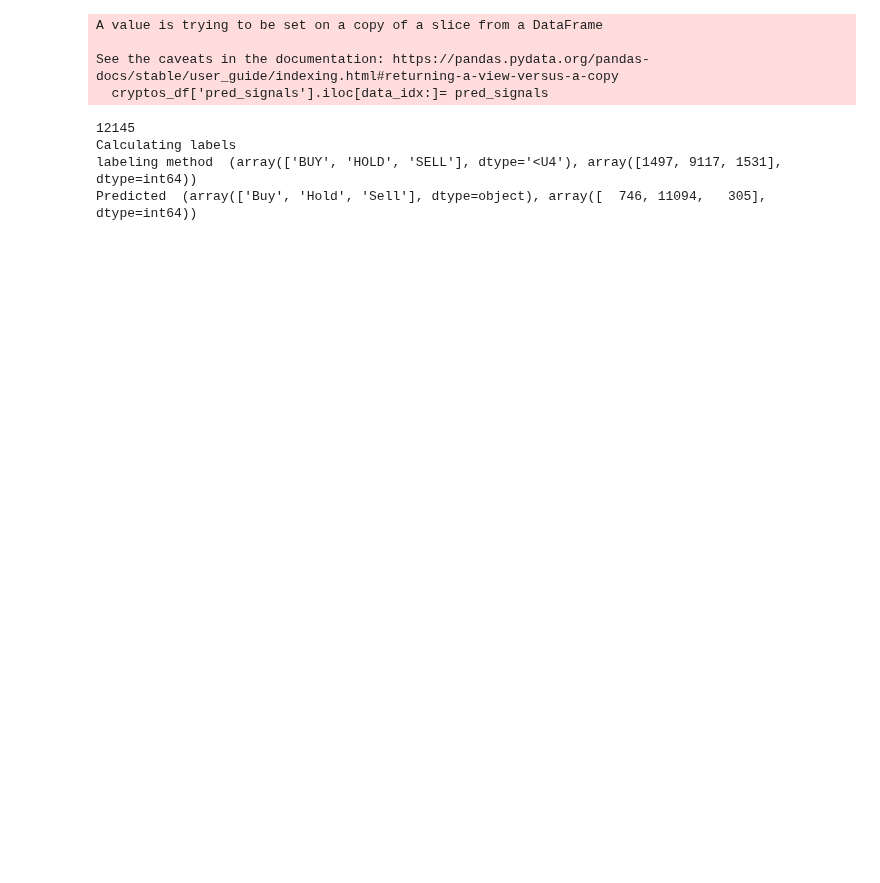
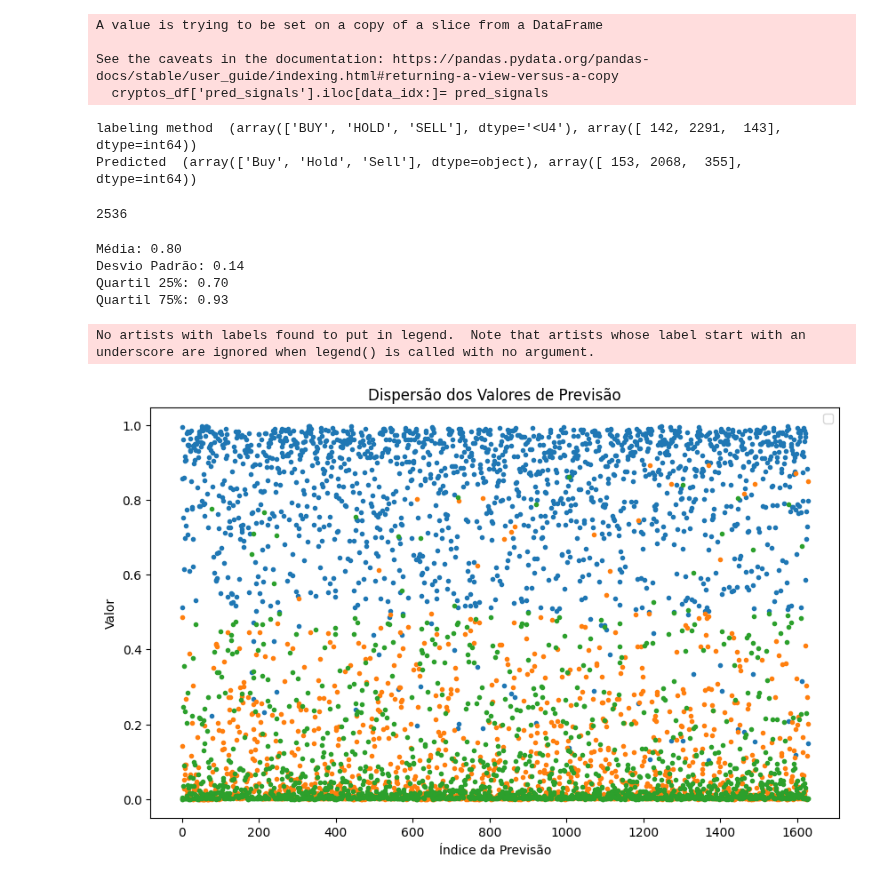
Before and after one commit to brunoodutra/Time_Series_Forecast, a Jupyter notebook: acoes/backtesting.ipynb, the cells around one changed output. Drawn from its saved outputs; the diff is of its cells as text; code cells hidden in the pictures; blank space fills up the shorter version.

```diff
--- a/acoes/backtesting.ipynb
+++ b/acoes/backtesting.ipynb
@@ -29,7 +32,7 @@ cryptos = ['BTC']
 interval = '4h'
 
 # Obtenha os dados históricos
-cryptos_df = SHD.get_crypto_historical_data(cryptos, interval, '2019-01-01')
+cryptos_df = SHD.get_crypto_historical_data(cryptos, interval, '2024-01-01')
 # %%
 features_indicators=['Data_lookback', 'Open', 'High', 'Low', 'Volume',
                     'EMA9', 'EMA20', 'EMA50', 'EMA100', 'EMA200', 'MA111', 'MA350',
@@ -101,3 +130,6 @@ datatype='2D'
 # %%
-dataGen_inference = FeaturesDataGenerator(cryptos_df,  datatype=datatype, lookback = lookback, pred_days = pred_days, shuffle= False, batch_size=1, selected_features = features_indicators, data_augmentation=False, min_max_norm=[min_norm, max_norm])
+dataGen_inference = FeaturesDataGenerator(cryptos_df,  datatype=datatype, lookback = lookback,
+                                          pred_days = pred_days, shuffle= False, batch_size=1,
+                                          selected_features = features_indicators, data_augmentation=False,
+                                          min_max_norm=[min_norm, max_norm])
 # %% [output]
@@ -187,10 +256,9 @@ See the caveats in the documentation: https://pandas.pydata.org/pandas-docs/stab
 #cryptos_df['label_data'] = ['Hold']*len(cryptos_df)
 # %%
 # Dados de exemplo
-close_price_list = cryptos_df['Close'].values
-
+#close_price_list = cryptos_df['Close'].values
 #labels = labelling_method(close_price_list, 60)
-label_data = dataGen_inference.label_data(close_prices=cryptos_df['Close'], window= 6)
+label_data = dataGen_inference.label_data(close_prices=cryptos_df['Close'], window= 17)
 
 labels=[("BUY" if np.allclose(label, [0, 1, 0]) else "SELL" if np.allclose(label, [0, 0, 1]) else "HOLD")
         for label in label_data]# Realizar o backtest
@@ -270,7 +338,48 @@ for i, label in enumerate(labels):
 fig.update_layout(xaxis_rangeslider_visible=False)
 fig.show()
 # %% [output]
-12145
-Calculating labels
-labeling method  (array(['BUY', 'HOLD', 'SELL'], dtype='<U4'), array([1497, 9117, 1531], dtype=int64))
-Predicted  (array(['Buy', 'Hold', 'Sell'], dtype=object), array([  746, 11094,   305], dtype=int64))
+labeling method  (array(['BUY', 'HOLD', 'SELL'], dtype='<U4'), array([ 142, 2291,  143], dtype=int64))
+Predicted  (array(['Buy', 'Hold', 'Sell'], dtype=object), array([ 153, 2068,  355], dtype=int64))
+# %%
+len(signals)
+# %% [output]
+2536
+# %%
+import numpy as np
+
+# Calcular as métricas de dispersão
+media = np.mean(np.max(label_pred, axis=1))
+desvio_padrao = np.std(np.max(label_pred, axis=1))
+quartil_25 = np.percentile(np.max(label_pred, axis=1), 25)
+quartil_75 = np.percentile(np.max(label_pred, axis=1), 75)
+
+print(f'Média: {media:.2f}')
+print(f'Desvio Padrão: {desvio_padrao:.2f}')
+print(f'Quartil 25%: {quartil_25:.2f}')
+print(f'Quartil 75%: {quartil_75:.2f}')
+# %% [output]
+Média: 0.80
+Desvio Padrão: 0.14
+Quartil 25%: 0.70
+Quartil 75%: 0.93
+# %%
+import matplotlib.pyplot as plt
+
+# Plotar o gráfico scatter
+
+idxs = [i for i, (x, y) in enumerate(zip(labels, signals)) if x.lower() == y.lower()]
+
+plt.figure(figsize=(10, 6))
+for i in range(label_pred.shape[1]):
+    #plt.scatter(np.arange(len(label_pred)), label_pred[:, i], label=f'Classe {i}')
+
+    plt.scatter(np.arange(len(label_pred[idxs, i])), label_pred[idxs, i], marker='.')
+
+plt.xlabel('Índice da Previsão')
+plt.ylabel('Valor')
+plt.title('Dispersão dos Valores de Previsão')
+plt.legend()
+plt.show()
+# %% [output]
+No artists with labels found to put in legend.  Note that artists whose label start with an underscore are ignored when legend() is called with no argument.
+[figure, added]
```
Also changed, not shown: parts of 26 cells of this notebook.
